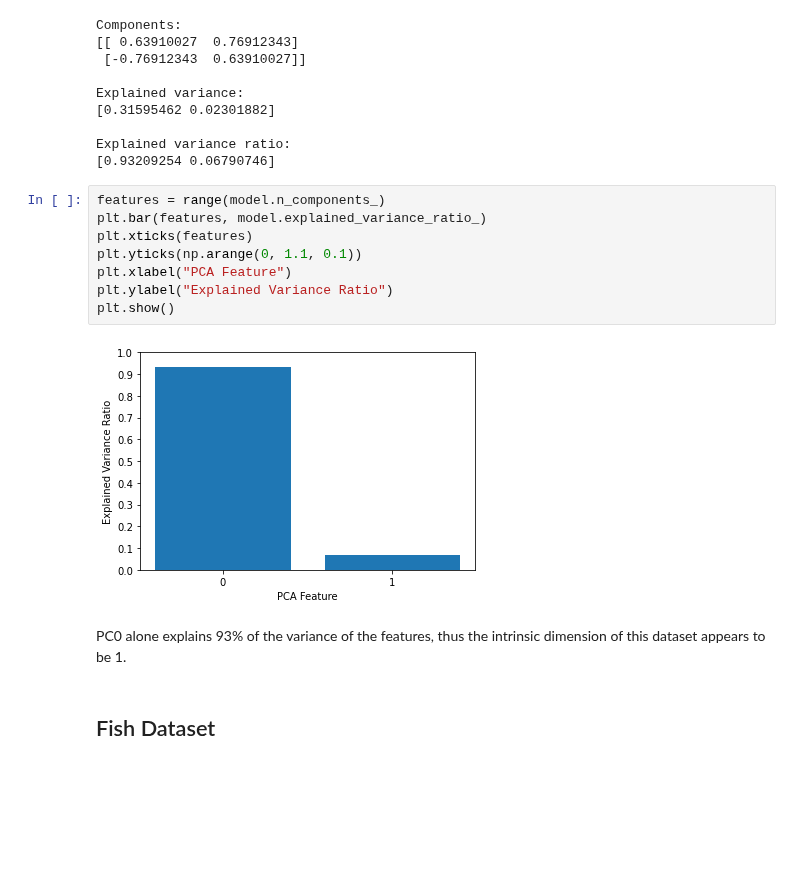
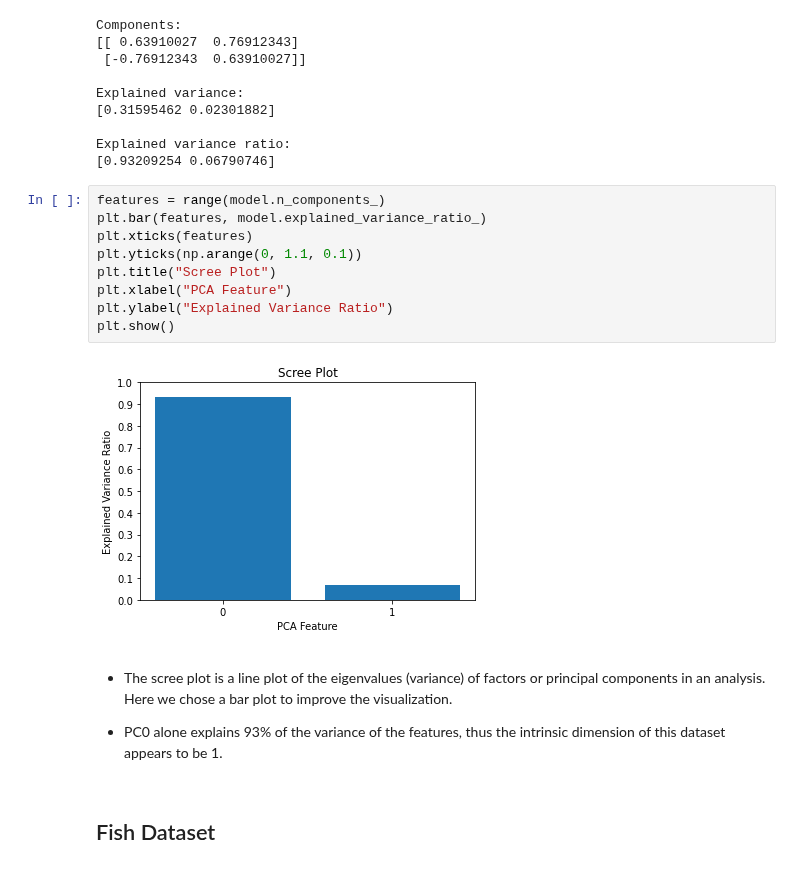
Before and after one commit to rmarinplana/personalProjects, a Jupyter notebook: unsupervised_learning_study.ipynb, the cells around one changed output. Saved outputs shown, nothing was run; the diff lists cells and outputs as text; blank space fills up the shorter version.

Commit message:
Add scree plots to PCA

```diff
--- a/unsupervised_learning_study.ipynb
+++ b/unsupervised_learning_study.ipynb
@@ -119,15 +119,18 @@ Explained variance ratio:
 # %%
 features = range(model.n_components_)
 plt.bar(features, model.explained_variance_ratio_)
 plt.xticks(features)
 plt.yticks(np.arange(0, 1.1, 0.1))
+plt.title("Scree Plot")
 plt.xlabel("PCA Feature")
 plt.ylabel("Explained Variance Ratio")
 plt.show()
 # %% [output]
-[figure, old version]
+[figure, new version]
 # %% [markdown]
-PC0 alone explains 93% of the variance of the features, thus the intrinsic dimension of this dataset appears to be 1.
+- The scree plot is a line plot of the eigenvalues (variance) of factors or principal components in an analysis. Here we chose a bar plot to improve the visualization.
+
+- PC0 alone explains 93% of the variance of the features, thus the intrinsic dimension of this dataset appears to be 1.
 # %% [markdown]
 ## Fish Dataset
 # %%
```
Also changed, not shown: parts of 1 cell of this notebook.
